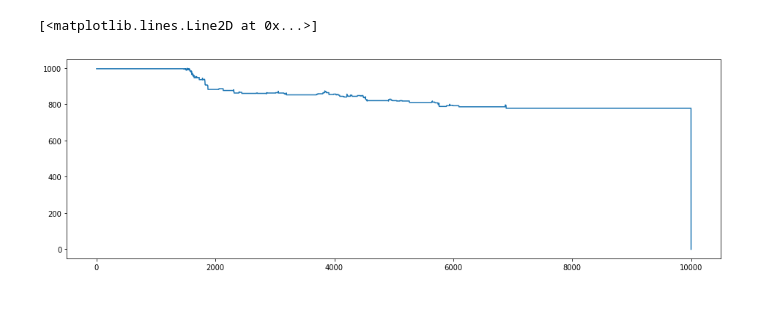
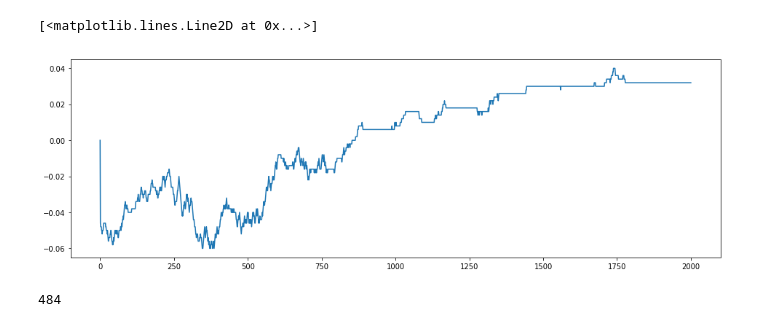
Before and after one commit to njroussel/SimulatedAnnealing, a Jupyter notebook: Running.ipynb, the cells around one changed output. Cells and saved outputs as stored; diff of their text form; code cells hidden in the pictures.

Commit message:
Implement multi runner, and finish & clean rest

```diff
--- a/Running.ipynb
+++ b/Running.ipynb
@@ -32,5 +31,0 @@ To change this limit, set the config variable
-# %%
-sampler = mcaa.sampler(N, rng.randint(0,2**32-1))
-runner = mcaa.MCMCRunner(T, MEASURE_STEP, BETA, sampler, patterns, classes, rng.randint(0,2**32-1))
-# %%
-runner.run()
@@ -76,5 +53,5 @@ print(mySum / 1000)
 # %%
-plt.plot(runner.getEMeasures())
+plt.plot(runner.getOverlapMeasures())
 # %% [output]
 [<matplotlib.lines.Line2D at 0x...>]
-[figure, old version]
+[figure, new version]
@@ -80,0 +65,4 @@ plt.plot(runner.getEMeasures())
+# %%
+count
+# %% [output]
+484
```
Also changed, not shown: parts of 13 cells of this notebook, 11 other files.
